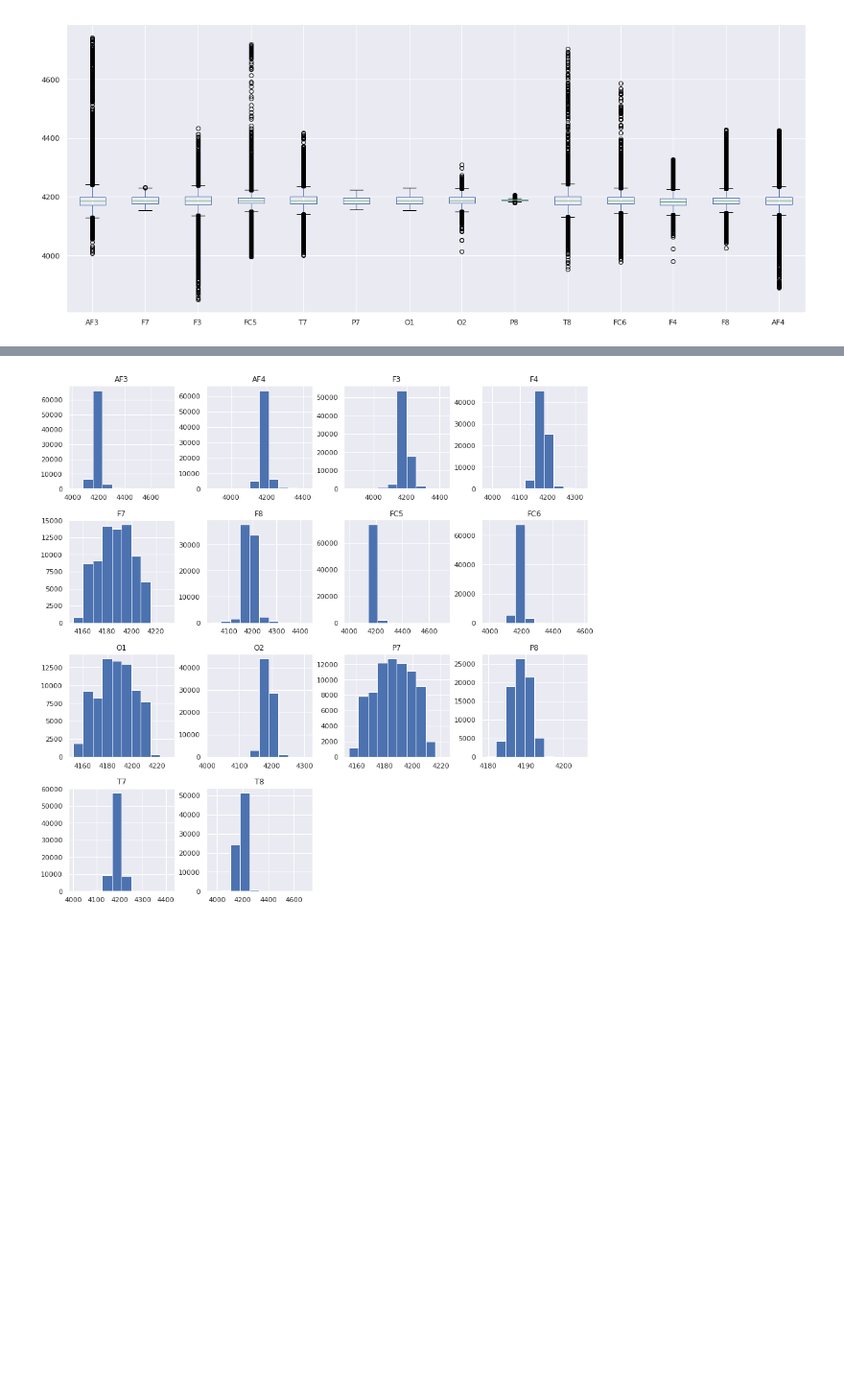
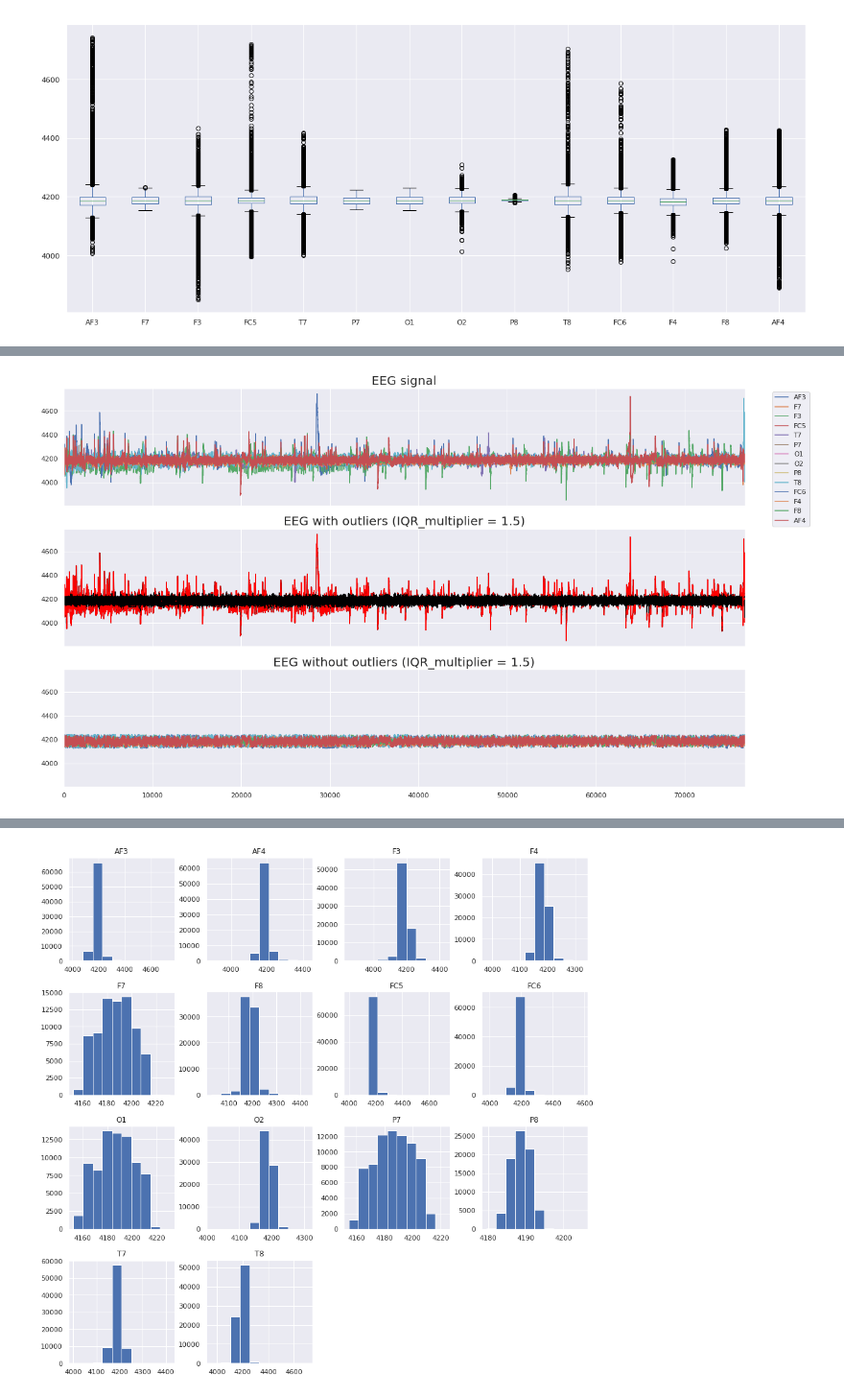
Before and after one commit to MikeG27/BCI_Image_Generation, a Jupyter notebook: notebooks/1.5.MikeG27_EDA.ipynb, the cells around one changed output, grey strips where cells are left out. Shown at 96% size. Saved outputs shown, nothing was run; the diff lists cells and outputs as text; code cells hidden in the pictures; blank space fills up the shorter version.

```diff
--- a/notebooks/1.5.MikeG27_EDA.ipynb
+++ b/notebooks/1.5.MikeG27_EDA.ipynb
@@ -238,0 +321,28 @@ _ = df_sensors.boxplot(figsize=(20,8))
+# %%
+fig,axes = plt.subplots(3,1,figsize=(20,12),sharex=True)
+
+# Plot EEG signal
+eeg_ax = axes[0]
+
+_ = df_sensors.plot(grid=True,ax=eeg_ax).legend(bbox_to_anchor=(1.1,1.0))
+_ = eeg_ax.set_title("EEG signal",size=20)
+
+# Plot EEG with outliers
+outliers_ax = axes[1]
+
+IQR_MUL = 1.5
+lower_outliers,upper_outliers = eeg.get_outliers_iqr(df,iqr_mul=IQR_MUL)
+
+_ = df_sensors.plot(grid=True,color = "black",ax = outliers_ax,legend=False)
+_ = df_sensors[lower_outliers | upper_outliers ].plot(color = "red",ax = outliers_ax,legend = False)
+_ = outliers_ax.set_title(f"EEG with outliers (IQR_multiplier = {IQR_MUL})",size=20)
+
+# Plot EEG without outliers
+
+eeg_clean_ax = axes[2]
+_ = df_sensors[(~upper_outliers & ~lower_outliers)].plot(ax = eeg_clean_ax,legend=False)
+_ = eeg_clean_ax.set_title(f"EEG without outliers (IQR_multiplier = {IQR_MUL})",size=20)
+down, up = axes[1].get_ylim()
+_ = eeg_clean_ax.set_ylim(down,up)
+# %% [output]
+[figure, added]
```
Also changed, not shown: parts of 142 cells of this notebook, 3 other files.
